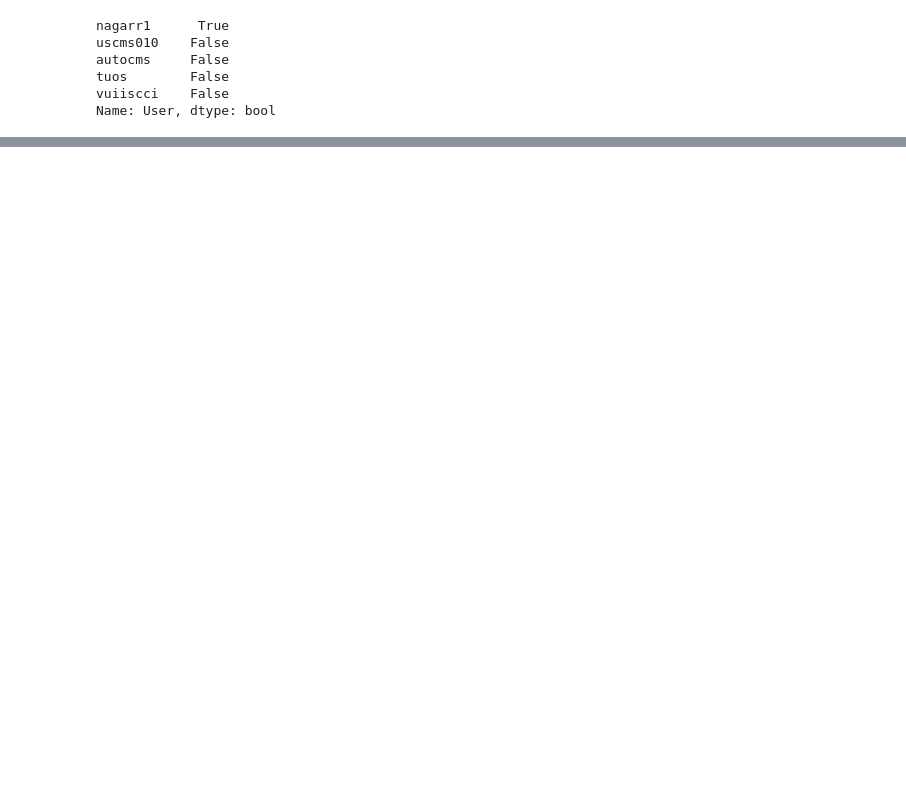
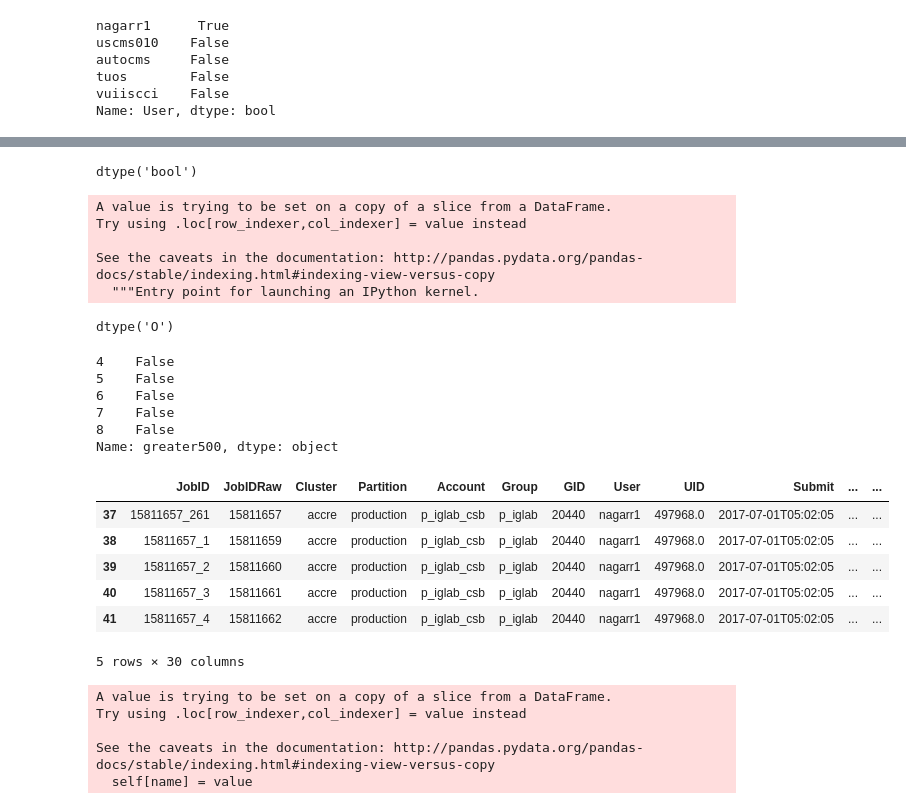
Before and after one commit to Cjcarlevato/data-question-2-dream-crushers, a Jupyter notebook: ACCREdata.ipynb, the cells around one changed output, grey strips where cells are left out. Drawn from its saved outputs; the diff is of its cells as text; code cells hidden in the pictures; blank space fills up the shorter version.

```diff
--- a/ACCREdata.ipynb
+++ b/ACCREdata.ipynb
@@ -228,0 +217,3 @@ Name: User, dtype: bool
+# %%
+pu2=pu1.to_dict()#changes series to dictionary where each user is associated with a boolean factor
+type(pu2)
@@ -228,0 +222,4 @@ Name: User, dtype: bool
+# %%
+prob_jobs['greater500']=prob_jobs['User'].map(pu2)#code "Pandas’ map function lets you add a new column
+# with values from a dictionary if the data frame has a column matching the keys in the dictionary."
+# http://cmdlinetips.com/2018/01/how-to-add-a-new-column-to-using-a-dictionary-in-pandas-data-frame/
@@ -228,0 +265,46 @@ Name: User, dtype: bool
+# %%
+np.dtype(prob_jobs.greater500)
+# %% [output]
+dtype('bool')
+# %%
+prob_jobs['greater500'] = prob_jobs['greater500'].astype(str)
+# %% [output]
+A value is trying to be set on a copy of a slice from a DataFrame.
+Try using .loc[row_indexer,col_indexer] = value instead
+
+See the caveats in the documentation: http://pandas.pydata.org/pandas-docs/stable/indexing.html#indexing-view-versus-copy
+  """Entry point for launching an IPython kernel.
+# %%
+np.dtype(prob_jobs.greater500) #converted column to str in order to select for true
+# %% [output]
+dtype('O')
+# %%
+prob_jobs.greater500.head()
+# %% [output]
+4    False
+5    False
+6    False
+7    False
+8    False
+Name: greater500, dtype: object
+# %%
+prob_users1=prob_jobs[prob_jobs.greater500 =='True']
+# %%
+prob_users1.head()
+# %% [output]
+|  | JobID | JobIDRaw | Cluster | Partition | Account | Group | GID | User | UID | Submit | ... | ... |
+| 37 | 15811657_261 | 15811657 | accre | production | p_iglab_csb | p_iglab | 20440 | nagarr1 | 497968.0 | 2017-07-01T05:02:05 | ... | ... |
+| 38 | 15811657_1 | 15811659 | accre | production | p_iglab_csb | p_iglab | 20440 | nagarr1 | 497968.0 | 2017-07-01T05:02:05 | ... | ... |
+| 39 | 15811657_2 | 15811660 | accre | production | p_iglab_csb | p_iglab | 20440 | nagarr1 | 497968.0 | 2017-07-01T05:02:05 | ... | ... |
+| 40 | 15811657_3 | 15811661 | accre | production | p_iglab_csb | p_iglab | 20440 | nagarr1 | 497968.0 | 2017-07-01T05:02:05 | ... | ... |
+| 41 | 15811657_4 | 15811662 | accre | production | p_iglab_csb | p_iglab | 20440 | nagarr1 | 497968.0 | 2017-07-01T05:02:05 | ... | ... |
+5 rows × 30 columns
+# %%
+# accre_data.Start = pd.to_datetime(accre_data.Start)
+prob_users1.Submit = pd.to_datetime(prob_users1.Submit)
+# %% [output]
+A value is trying to be set on a copy of a slice from a DataFrame.
+Try using .loc[row_indexer,col_indexer] = value instead
+
+See the caveats in the documentation: http://pandas.pydata.org/pandas-docs/stable/indexing.html#indexing-view-versus-copy
+  self[name] = value
```
Also changed, not shown: parts of 16 cells of this notebook.
